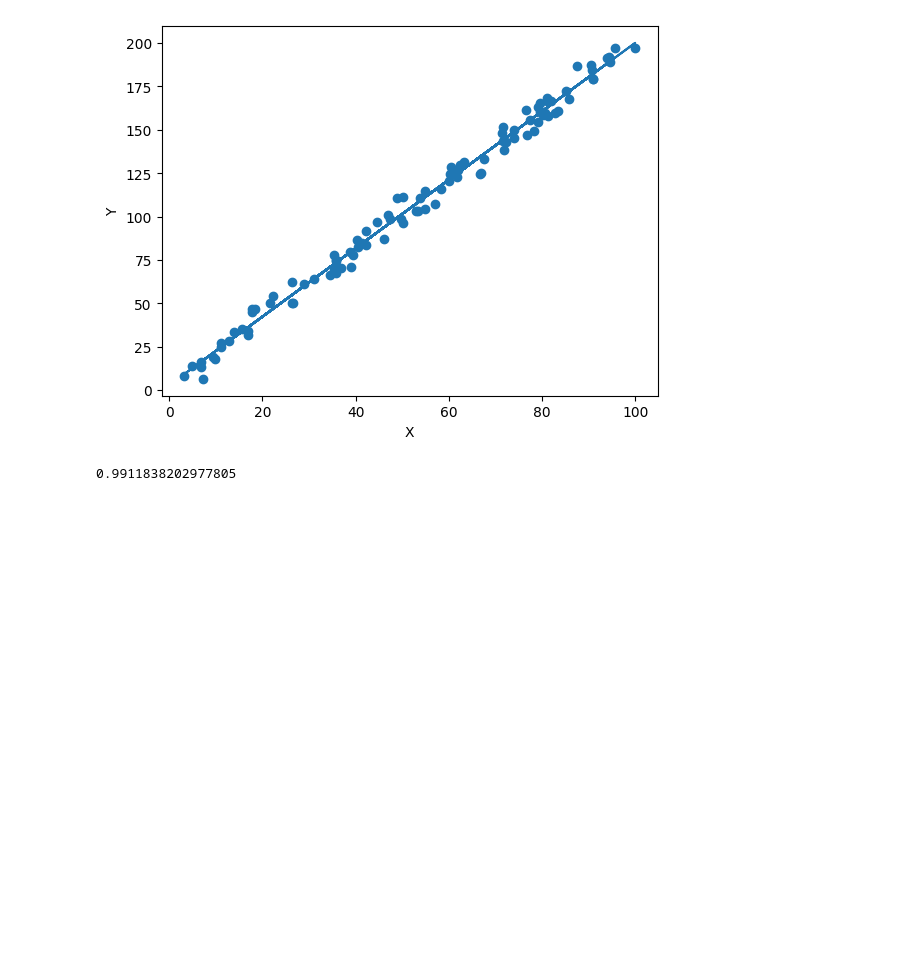
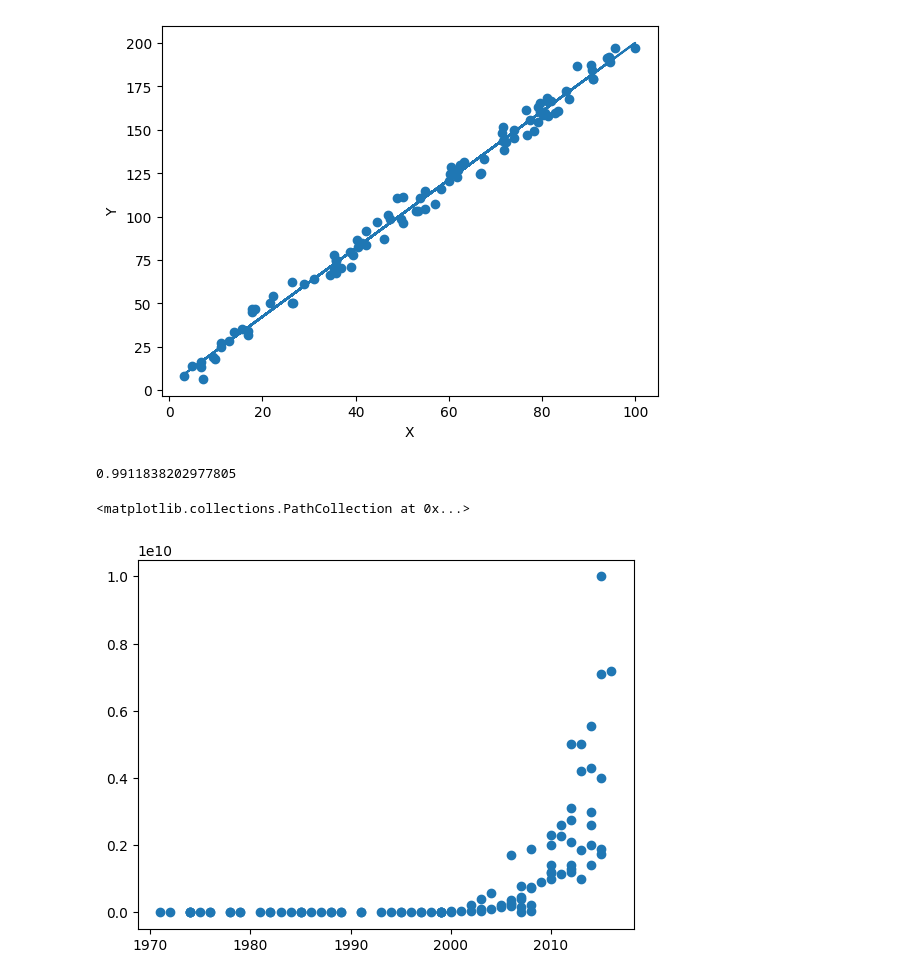
Before and after one commit to msmx2022/4-models, a Jupyter notebook: 1-LinearRegression-for-DeepLearning/1-1D-Linear-Regression-Model.ipynb, the cells around one changed output. Cells and saved outputs as stored; diff of their text form; code cells hidden in the pictures; blank space fills up the shorter version.

```diff
--- a/1-LinearRegression-for-DeepLearning/1-1D-Linear-Regression-Model.ipynb
+++ b/1-LinearRegression-for-DeepLearning/1-1D-Linear-Regression-Model.ipynb
@@ -56,3 +57,43 @@ R_squared = 1- Residual_y_hat / Residual_y_total
 R_squared
 # %% [output]
 0.9911838202977805
+# %%
+path = "C:\\Users\\A25563592\\Desktop\\DataAnalysis\\03_Analysis\\msmx-github\\4-models\\1-LinearRegression-for-DeepLearning\\moore.csv"
+ColNames = ['brand','transistor_cnt','year','vendor','chip_nm2','chip_nm1']
+moore = pd.read_csv(filepath_or_buffer=path,delimiter='\t',header=None,names=ColNames)
+
+#Transistor counts are in 2nd column, year is in 3rd column
+# %%
+non_decimal = re.compile(r'[^\d]+')
+#r：表示原始字符串(raw string)，在 Python 中使用原始字符串可以避免对特殊字符进行转义，简化了正则表达式的书写。
+#[^\d]：表示匹配除数字以外的任意字符。
+    ## 其中，\d 是正则表达式中表示数字的特殊字符，
+    ## ^ 表示取反，所以 [^\d] 表示除数字以外的任意字符。
+#+：表示匹配前面的字符（或字符集）一次或多次，即连续出现的非数字字符。
+
+y = []
+
+for i in moore['transistor_cnt']:
+    i_modify = int(non_decimal.sub('',i.split('[')[0]))
+    y.append(i_modify)
+
+y = np.array(y)
+
+y_mdf = np.log(y)
+# %%
+non_decimal = re.compile(r'[^\d]+')
+
+x = []
+
+for i in moore['year']:
+    i_modify = int(non_decimal.sub('',i.split('[')[0]))
+    x.append(i_modify)
+
+x = np.array(x)
+
+x_mdf = x - (x.min() -1)
+# %%
+plt.scatter(x,y)
+# %% [output]
+<matplotlib.collections.PathCollection at 0x...>
+[figure, added]
```
Also changed, not shown: parts of 6 cells of this notebook.
